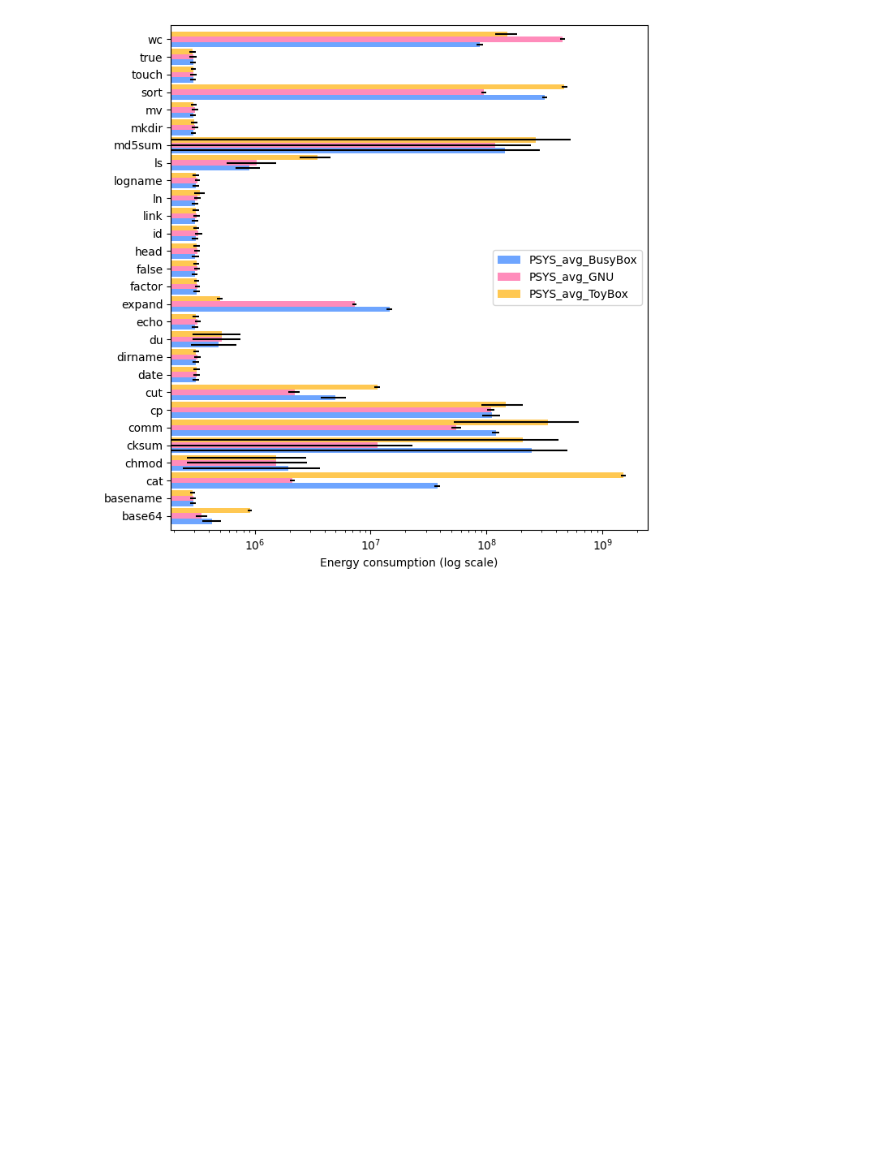
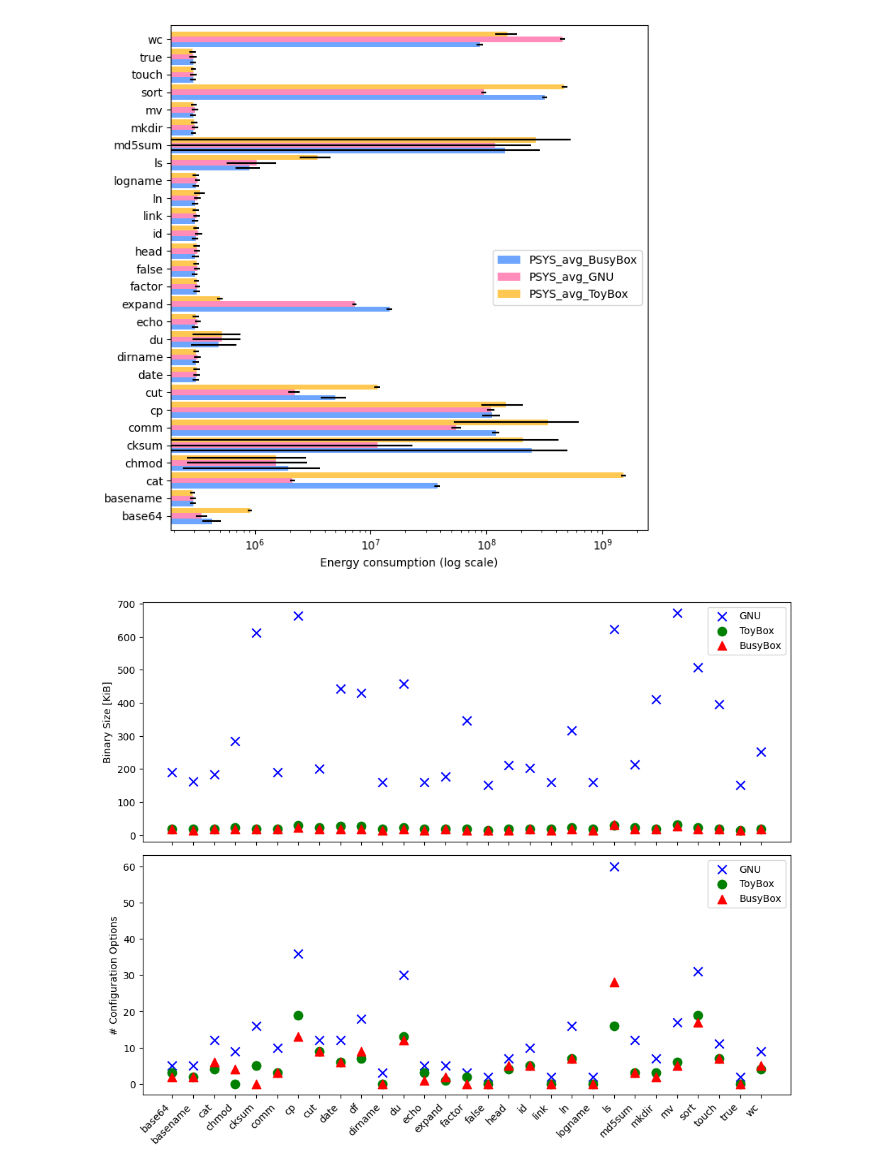
Before and after one commit to ternava/bloat-energy-consumption, a Jupyter notebook: notebooks/create_charts.ipynb, the cells around one changed output. Saved outputs shown, nothing was run; the diff lists cells and outputs as text; code cells hidden in the pictures; blank space fills up the shorter version.

Commit message:
adding charts for the presentation

```diff
--- a/notebooks/create_charts.ipynb
+++ b/notebooks/create_charts.ipynb
@@ -408,3 +408,41 @@ plt.tight_layout()
 plt.show()
 # %% [output]
 [figure]
+# %%
+# Combined view: Binary Size (top) and Config Options (bottom)
+import pandas as pd
+import matplotlib.pyplot as plt
+
+size_df = pd.read_csv(os.path.join(inputs_dir, 'programs30.csv'), delimiter=';')
+opts_df = pd.read_csv(os.path.join(inputs_dir, 'programs_nr_options30.csv'), delimiter=';')
+
+programs = size_df['Program']
+gnu_sizes_kib = size_df['GNU'] / 1024
+toybox_sizes_kib = size_df['ToyBox'] / 1024
+busybox_sizes_kib = size_df['BusyBox'] / 1024
+
+gnu_opts = opts_df['GNU']
+toybox_opts = opts_df['ToyBox']
+busybox_opts = opts_df['BusyBox']
+
+fig, (ax1, ax2) = plt.subplots(2, 1, sharex=True, figsize=(10, 8))
+
+# Top: Binary Size [KiB]
+ax1.scatter(programs, gnu_sizes_kib, marker='x', color='blue', s=80, label='GNU')
+ax1.scatter(programs, toybox_sizes_kib, marker='o', color='green', s=80, label='ToyBox')
+ax1.scatter(programs, busybox_sizes_kib, marker='^', color='red', s=80, label='BusyBox')
+ax1.set_ylabel('Binary Size [KiB]')
+ax1.legend(loc='upper right')
+
+# Bottom: # Configuration Options
+ax2.scatter(programs, gnu_opts, marker='x', color='blue', s=80, label='GNU')
+ax2.scatter(programs, toybox_opts, marker='o', color='green', s=80, label='ToyBox')
+ax2.scatter(programs, busybox_opts, marker='^', color='red', s=80, label='BusyBox')
+ax2.set_ylabel('# Configuration Options')
+ax2.legend(loc='upper right')
+
+plt.xticks(rotation=45, ha='right')
+plt.tight_layout()
+plt.show()
+# %% [output]
+[figure, added]
```
Also changed, not shown: parts of 2 cells of this notebook, 5 other files.
